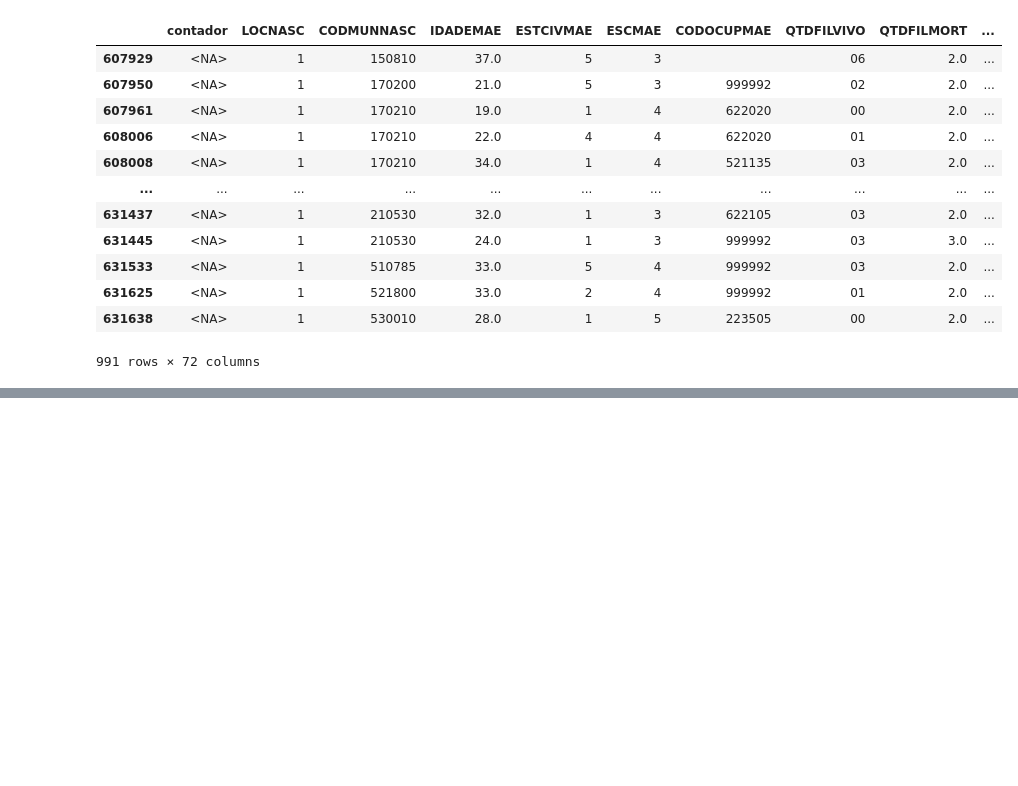
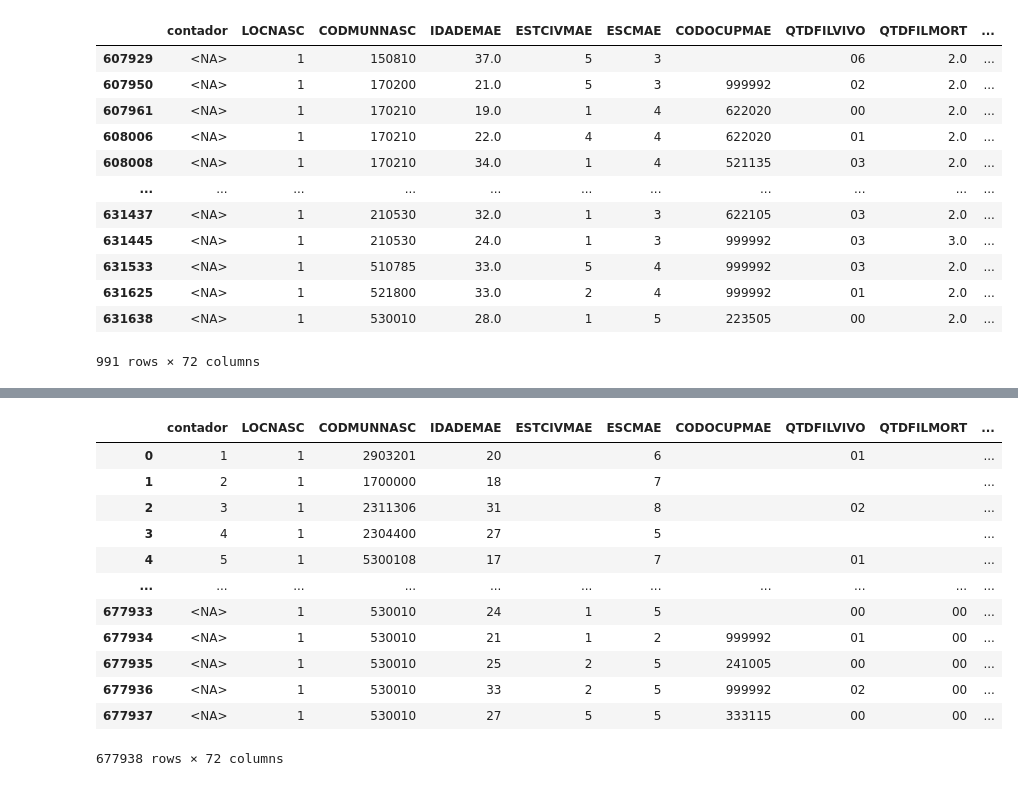
Before and after one commit to lucasmuguet/TCC, a Jupyter notebook: SINASC.ipynb, the cells around one changed output, grey strips where cells are left out. Drawn from its saved outputs; the diff is of its cells as text; code cells hidden in the pictures; blank space fills up the shorter version.

```diff
--- a/SINASC.ipynb
+++ b/SINASC.ipynb
@@ -99,0 +141,3 @@ Quantidade de mães que deram a luz em 2020 que já tinham pelo menos 2 filhos m
+# %%
+display(to)
+# %% [output]
@@ -99,0 +149,13 @@ Quantidade de mães que deram a luz em 2020 que já tinham pelo menos 2 filhos m
+|  | contador | LOCNASC | CODMUNNASC | IDADEMAE | ESTCIVMAE | ESCMAE | CODOCUPMAE | QTDFILVIVO | QTDFILMORT | ... |
+| 0 | 1 | 1 | 2903201 | 20 |  | 6 |  | 01 |  | ... |
+| 1 | 2 | 1 | 1700000 | 18 |  | 7 |  |  |  | ... |
+| 2 | 3 | 1 | 2311306 | 31 |  | 8 |  | 02 |  | ... |
+| 3 | 4 | 1 | 2304400 | 27 |  | 5 |  |  |  | ... |
+| 4 | 5 | 1 | 5300108 | 17 |  | 7 |  | 01 |  | ... |
+| ... | ... | ... | ... | ... | ... | ... | ... | ... | ... | ... |
+| 677933 | <NA> | 1 | 530010 | 24 | 1 | 5 |  | 00 | 00 | ... |
+| 677934 | <NA> | 1 | 530010 | 21 | 1 | 2 | 999992 | 01 | 00 | ... |
+| 677935 | <NA> | 1 | 530010 | 25 | 2 | 5 | 241005 | 00 | 00 | ... |
+| 677936 | <NA> | 1 | 530010 | 33 | 2 | 5 | 999992 | 02 | 00 | ... |
+| 677937 | <NA> | 1 | 530010 | 27 | 5 | 5 | 333115 | 00 | 00 | ... |
+677938 rows × 72 columns
```
Also changed, not shown: parts of 7 cells of this notebook, 1 other file.
